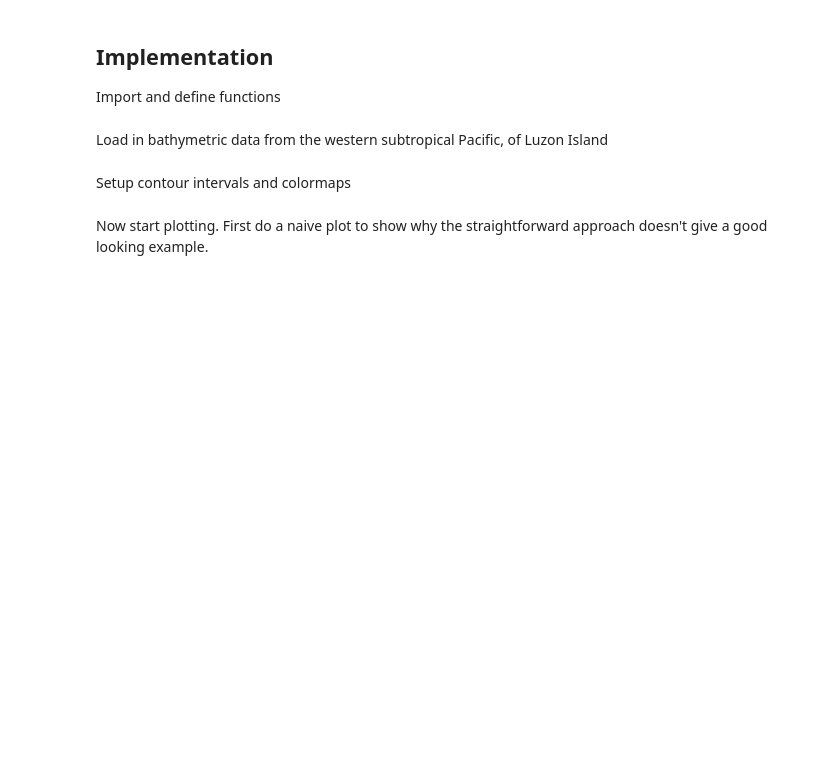
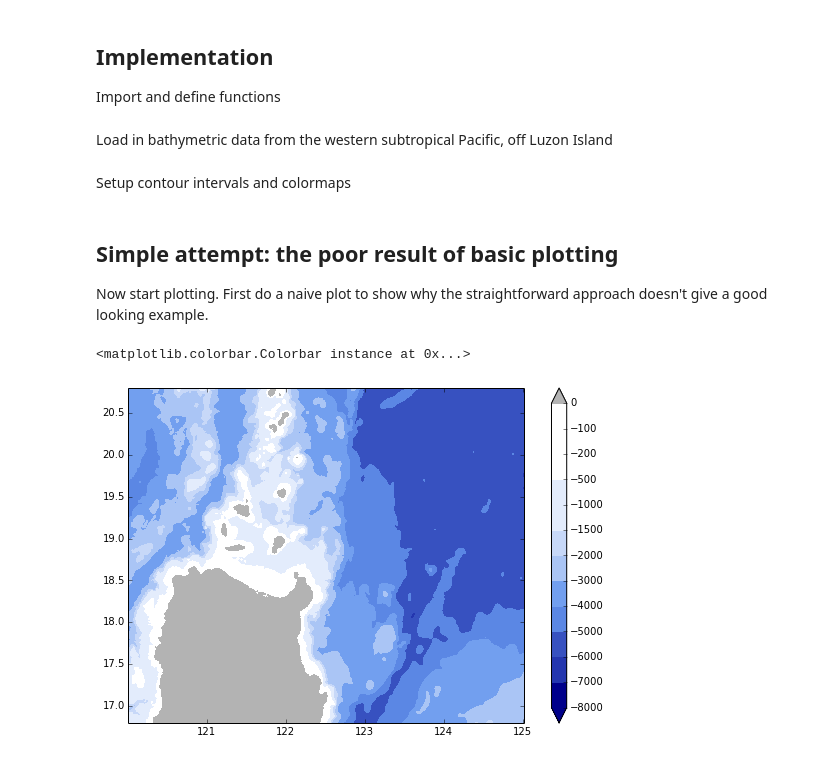
Before and after one commit to PyHOGS/pyhogs.github.io, a Jupyter notebook: pyhogs-code/notebooks/examples/Colormap_bathy.ipynb, the cells around one changed output. Saved outputs shown, nothing was run; the diff lists cells and outputs as text; code cells hidden in the pictures; blank space fills up the shorter version.

```diff
--- a/pyhogs-code/notebooks/examples/Colormap_bathy.ipynb
+++ b/pyhogs-code/notebooks/examples/Colormap_bathy.ipynb
@@ -49,6 +59,6 @@ def custom_div_cmap(numcolors=11, name='custom_div_cmap',
 # make negative contours, normally dashed by default, be solid
 matplotlib.rcParams['contour.negative_linestyle'] = 'solid'
 # %% [markdown]
-Load in bathymetric data from the western subtropical Pacific, of Luzon Island
+Load in bathymetric data from the western subtropical Pacific, off Luzon Island
 # %%
 # load bathymetry data from matlab data file
@@ -60,11 +70,19 @@ Blon,Blat = np.meshgrid(blon,blat)
 # %% [markdown]
 Setup contour intervals and colormaps
 # %%
-# set up contour levels and color map, note that (min, max) of bdepth is (-6066, 2411)
 blevels = [-8000, -7000, -6000, -5000, -4000, -3000, -2000, -1500, -1000, -500, -200, -100, 0]
 N = len(blevels)-1
-cmap1 = plt.cm.get_cmap('Blues_r',N)
-
 cmap2 = custom_div_cmap(N, mincol='DarkBlue', midcol='CornflowerBlue' ,maxcol='w')
+cmap2.set_over('0.7') # set positive values (land) as light gray
 # %% [markdown]
+## Simple attempt: the poor result of basic plotting
+
 Now start plotting.  First do a naive plot to show why the straightforward approach doesn't give a good looking example.
+# %%
+fig, ax = plt.subplots(1,1, figsize=(10,6))
+ax.set_aspect(1/np.cos(np.average(blat)*np.pi/180)) # set the aspect ratio for a local cartesian grid
+pc = plt.contourf(Blon,Blat,bdepth, vmin=-8000, vmax=0, levels=blevels, cmap=cmap2, extend='both')
+plt.colorbar(pc, ticks=blevels, spacing='uniform')
+# %% [output]
+<matplotlib.colorbar.Colorbar instance at 0x...>
+[figure, added]
```
Also changed, not shown: parts of 13 cells of this notebook, 1 other file.
